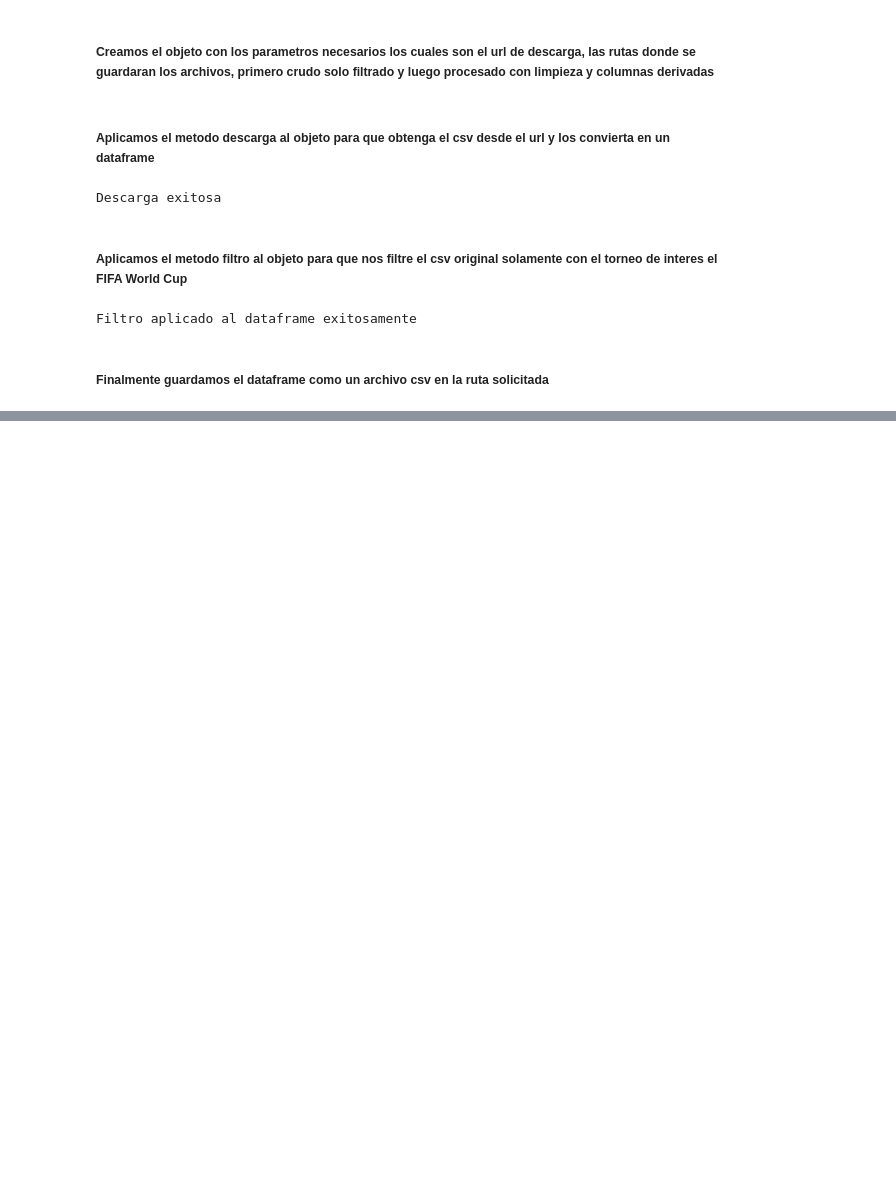
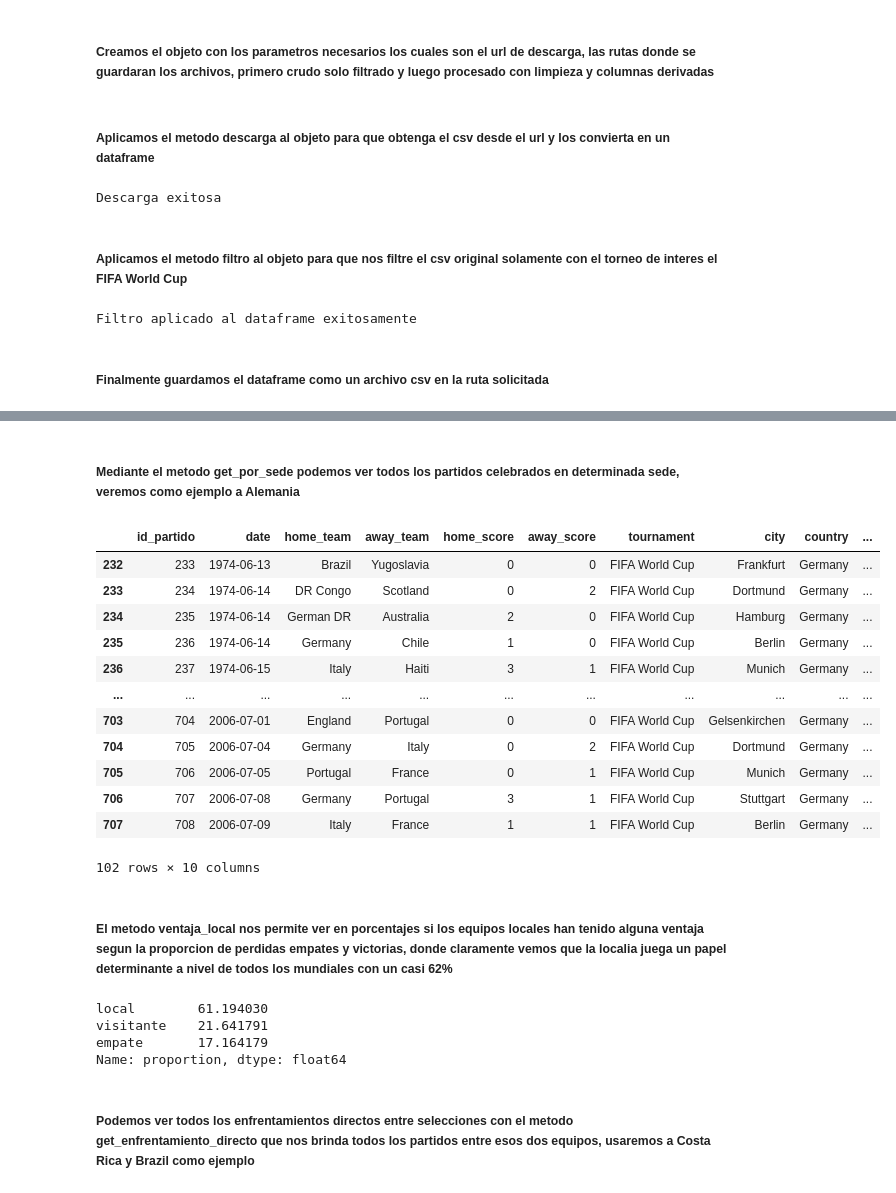
Before and after one commit to robegonza13-pixel/world_cup_insights, a Jupyter notebook: notebooks/Notebook 01_EDA.ipynb, the cells around one changed output, grey strips where cells are left out. Drawn from its saved outputs; the diff is of its cells as text; code cells hidden in the pictures; blank space fills up the shorter version.

```diff
--- a/notebooks/Notebook 01_EDA.ipynb
+++ b/notebooks/Notebook 01_EDA.ipynb
@@ -49,0 +108,29 @@ NameError: name 'os' is not defined
+# %% [markdown]
+##### Mediante el metodo get_por_sede podemos ver todos los partidos celebrados en determinada sede, veremos como ejemplo a Alemania
+# %%
+gestor.get_por_sede('Germany')
+# %% [output]
+|  | id_partido | date | home_team | away_team | home_score | away_score | tournament | city | country | ... |
+| 232 | 233 | 1974-06-13 | Brazil | Yugoslavia | 0 | 0 | FIFA World Cup | Frankfurt | Germany | ... |
+| 233 | 234 | 1974-06-14 | DR Congo | Scotland | 0 | 2 | FIFA World Cup | Dortmund | Germany | ... |
+| 234 | 235 | 1974-06-14 | German DR | Australia | 2 | 0 | FIFA World Cup | Hamburg | Germany | ... |
+| 235 | 236 | 1974-06-14 | Germany | Chile | 1 | 0 | FIFA World Cup | Berlin | Germany | ... |
+| 236 | 237 | 1974-06-15 | Italy | Haiti | 3 | 1 | FIFA World Cup | Munich | Germany | ... |
+| ... | ... | ... | ... | ... | ... | ... | ... | ... | ... | ... |
+| 703 | 704 | 2006-07-01 | England | Portugal | 0 | 0 | FIFA World Cup | Gelsenkirchen | Germany | ... |
+| 704 | 705 | 2006-07-04 | Germany | Italy | 0 | 2 | FIFA World Cup | Dortmund | Germany | ... |
+| 705 | 706 | 2006-07-05 | Portugal | France | 0 | 1 | FIFA World Cup | Munich | Germany | ... |
+| 706 | 707 | 2006-07-08 | Germany | Portugal | 3 | 1 | FIFA World Cup | Stuttgart | Germany | ... |
+| 707 | 708 | 2006-07-09 | Italy | France | 1 | 1 | FIFA World Cup | Berlin | Germany | ... |
+102 rows × 10 columns
+# %% [markdown]
+##### El metodo ventaja_local nos permite ver en porcentajes si los equipos locales han tenido alguna ventaja segun la proporcion de perdidas empates y victorias, donde claramente vemos que la localia juega un papel determinante a nivel de todos los mundiales con un casi 62%
+# %%
+gestor.ventaja_local()
+# %% [output]
+local        61.194030
+visitante    21.641791
+empate       17.164179
+Name: proportion, dtype: float64
+# %% [markdown]
+##### Podemos ver todos los enfrentamientos directos entre selecciones con el metodo get_enfrentamiento_directo que nos brinda todos los partidos entre esos dos equipos, usaremos a Costa Rica y Brazil como ejemplo
```
Also changed, not shown: parts of 35 cells of this notebook.
